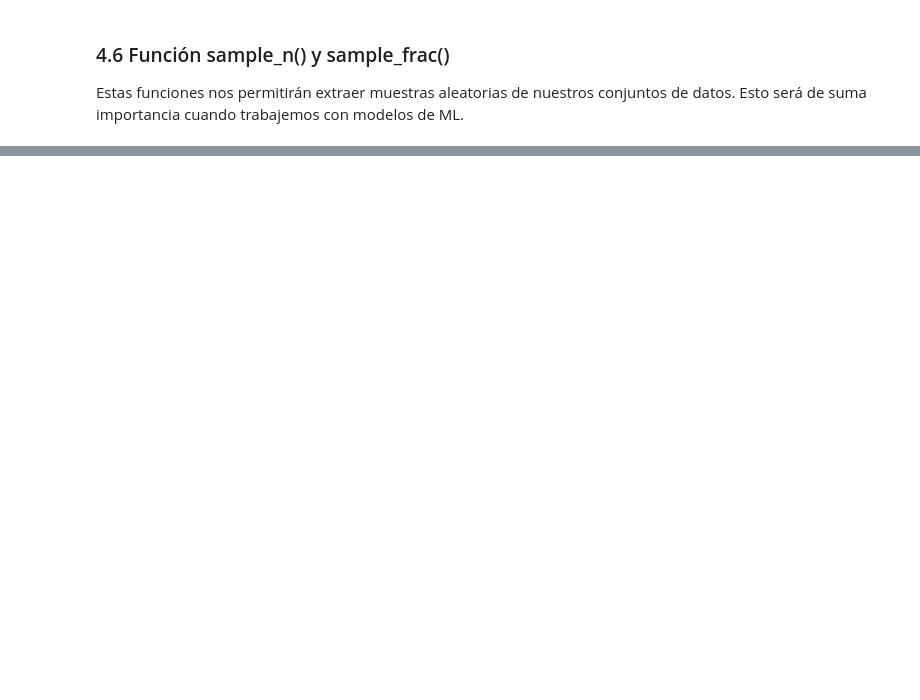
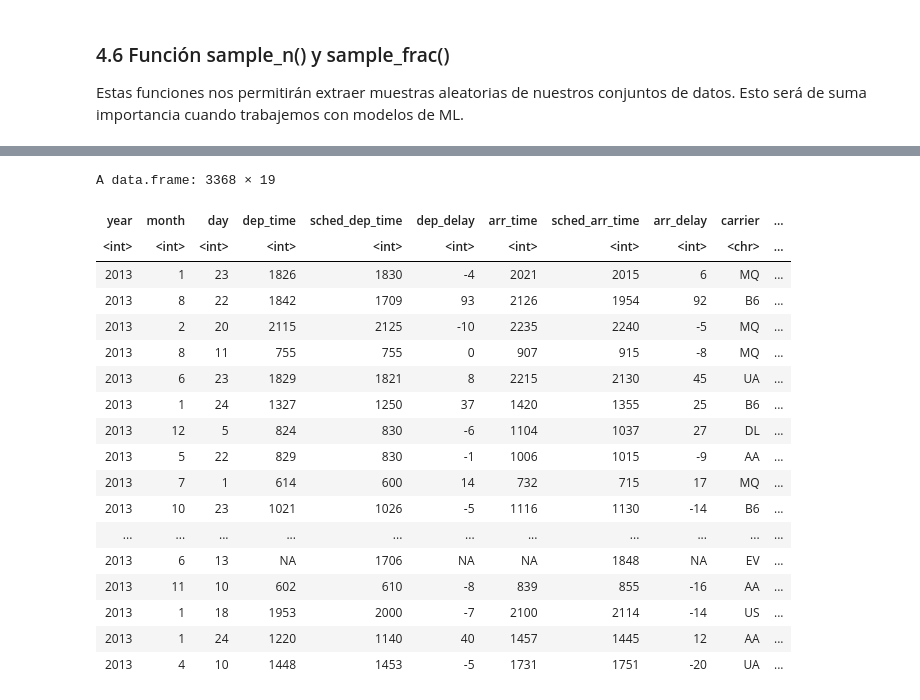
Before and after one commit to majorquev/DBDC_202406_Programacion_en_R_para_ciencia_de_datos, a Jupyter notebook: Clases/C3/Clase3_01_manipulacion_de_tablas_I.ipynb, the cells around one changed output, grey strips where cells are left out. Drawn from its saved outputs; the diff is of its cells as text; code cells hidden in the pictures; blank space fills up the shorter version.

```diff
--- a/Clases/C3/Clase3_01_manipulacion_de_tablas_I.ipynb
+++ b/Clases/C3/Clase3_01_manipulacion_de_tablas_I.ipynb
@@ -1048,0 +1416,23 @@ Estas funciones nos permitirán extraer muestras aleatorias de nuestros conjunto
+# %%
+vuelos %>%
+  sample_frac(0.01)
+# %% [output]
+A data.frame: 3368 × 19
+| year | month | day | dep_time | sched_dep_time | dep_delay | arr_time | sched_arr_time | arr_delay | carrier | ... |
+| <int> | <int> | <int> | <int> | <int> | <int> | <int> | <int> | <int> | <chr> | ... |
+| 2013 | 1 | 23 | 1826 | 1830 | -4 | 2021 | 2015 | 6 | MQ | ... |
+| 2013 | 8 | 22 | 1842 | 1709 | 93 | 2126 | 1954 | 92 | B6 | ... |
+| 2013 | 2 | 20 | 2115 | 2125 | -10 | 2235 | 2240 | -5 | MQ | ... |
+| 2013 | 8 | 11 | 755 | 755 | 0 | 907 | 915 | -8 | MQ | ... |
+| 2013 | 6 | 23 | 1829 | 1821 | 8 | 2215 | 2130 | 45 | UA | ... |
+| 2013 | 1 | 24 | 1327 | 1250 | 37 | 1420 | 1355 | 25 | B6 | ... |
+| 2013 | 12 | 5 | 824 | 830 | -6 | 1104 | 1037 | 27 | DL | ... |
+| 2013 | 5 | 22 | 829 | 830 | -1 | 1006 | 1015 | -9 | AA | ... |
+| 2013 | 7 | 1 | 614 | 600 | 14 | 732 | 715 | 17 | MQ | ... |
+| 2013 | 10 | 23 | 1021 | 1026 | -5 | 1116 | 1130 | -14 | B6 | ... |
+| ... | ... | ... | ... | ... | ... | ... | ... | ... | ... | ... |
+| 2013 | 6 | 13 | NA | 1706 | NA | NA | 1848 | NA | EV | ... |
+| 2013 | 11 | 10 | 602 | 610 | -8 | 839 | 855 | -16 | AA | ... |
+| 2013 | 1 | 18 | 1953 | 2000 | -7 | 2100 | 2114 | -14 | US | ... |
+| 2013 | 1 | 24 | 1220 | 1140 | 40 | 1457 | 1445 | 12 | AA | ... |
+| 2013 | 4 | 10 | 1448 | 1453 | -5 | 1731 | 1751 | -20 | UA | ... |
```
Also changed, not shown: parts of 30 cells of this notebook.
